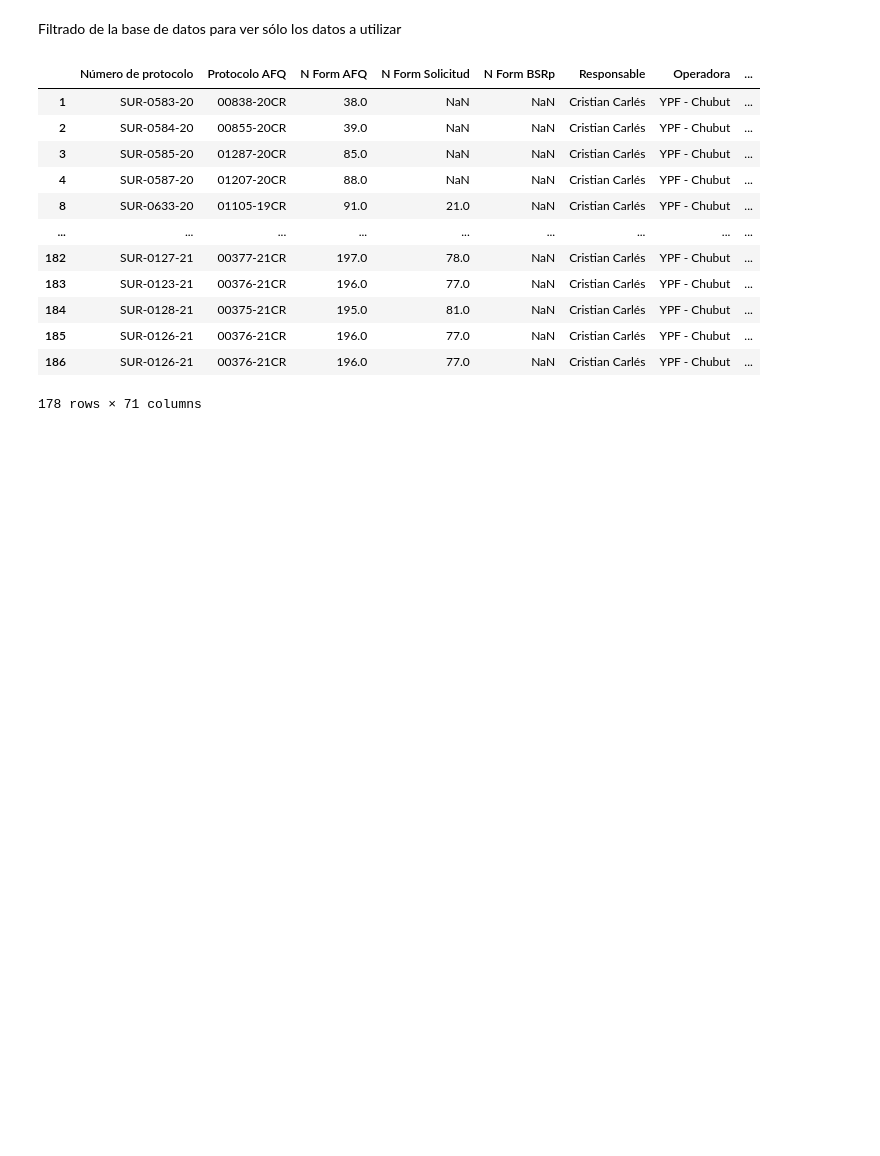
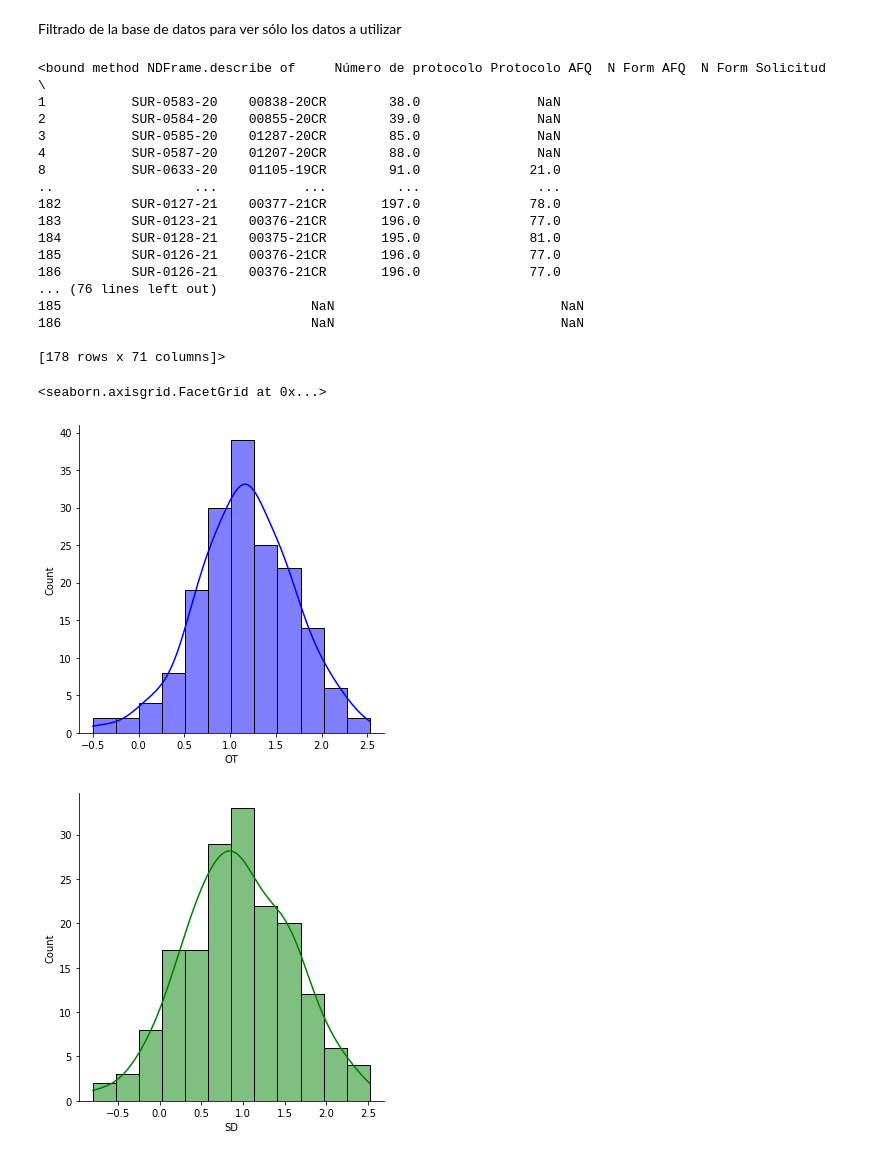
Before and after one commit to GFernandez94/ML-Tratamiento-Quimico-Pozos-Integridad-Corrosion, a Jupyter notebook: Jupyter Notebook test.ipynb, the cells around one changed output. Drawn from its saved outputs; the diff is of its cells as text; code cells hidden in the pictures; blank space fills up the shorter version.

```diff
--- a/Jupyter Notebook test.ipynb
+++ b/Jupyter Notebook test.ipynb
@@ -12,7 +13,7 @@ Lectura del archivo excel que contiene los datos de recomendaciones.
 
 ##### Se puede presionar "o" para ocultar/mostrar output de celda
 # %%
-df=pd.read_excel(os.path.join('Data', 'Base de datos Recomendaciones.xlsx'), sheet_name='Pozos I&C')
+df=pd.read_excel(os.path.join('Data', 'Base de datos Recomendacione.xlsx'), sheet_name='Pozos I&C')
 df
 # %% [output]
 |  | Número de protocolo | Protocolo AFQ | N Form AFQ | N Form Solicitud | N Form BSRp | Responsable | Operadora | ... |
@@ -32,18 +33,29 @@ df
 Filtrado de la base de datos para ver sólo los datos a utilizar
 # %%
 filtrado= df.loc[df["Operadora"]=="YPF - Chubut"]
-filtrado
+filtrado.describe
 # %% [output]
-|  | Número de protocolo | Protocolo AFQ | N Form AFQ | N Form Solicitud | N Form BSRp | Responsable | Operadora | ... |
-| 1 | SUR-0583-20 | 00838-20CR | 38.0 | NaN | NaN | Cristian Carlés | YPF - Chubut | ... |
-| 2 | SUR-0584-20 | 00855-20CR | 39.0 | NaN | NaN | Cristian Carlés | YPF - Chubut | ... |
-| 3 | SUR-0585-20 | 01287-20CR | 85.0 | NaN | NaN | Cristian Carlés | YPF - Chubut | ... |
-| 4 | SUR-0587-20 | 01207-20CR | 88.0 | NaN | NaN | Cristian Carlés | YPF - Chubut | ... |
-| 8 | SUR-0633-20 | 01105-19CR | 91.0 | 21.0 | NaN | Cristian Carlés | YPF - Chubut | ... |
-| ... | ... | ... | ... | ... | ... | ... | ... | ... |
-| 182 | SUR-0127-21 | 00377-21CR | 197.0 | 78.0 | NaN | Cristian Carlés | YPF - Chubut | ... |
-| 183 | SUR-0123-21 | 00376-21CR | 196.0 | 77.0 | NaN | Cristian Carlés | YPF - Chubut | ... |
-| 184 | SUR-0128-21 | 00375-21CR | 195.0 | 81.0 | NaN | Cristian Carlés | YPF - Chubut | ... |
-| 185 | SUR-0126-21 | 00376-21CR | 196.0 | 77.0 | NaN | Cristian Carlés | YPF - Chubut | ... |
-| 186 | SUR-0126-21 | 00376-21CR | 196.0 | 77.0 | NaN | Cristian Carlés | YPF - Chubut | ... |
-178 rows × 71 columns
+<bound method NDFrame.describe of     Número de protocolo Protocolo AFQ  N Form AFQ  N Form Solicitud  \
+1           SUR-0583-20    00838-20CR        38.0               NaN
+2           SUR-0584-20    00855-20CR        39.0               NaN
+3           SUR-0585-20    01287-20CR        85.0               NaN
+4           SUR-0587-20    01207-20CR        88.0               NaN
+8           SUR-0633-20    01105-19CR        91.0              21.0
+..                  ...           ...         ...               ...
+182         SUR-0127-21    00377-21CR       197.0              78.0
+183         SUR-0123-21    00376-21CR       196.0              77.0
+184         SUR-0128-21    00375-21CR       195.0              81.0
+185         SUR-0126-21    00376-21CR       196.0              77.0
+186         SUR-0126-21    00376-21CR       196.0              77.0
+... (76 lines left out)
+185                                NaN                             NaN
+186                                NaN                             NaN
+
+[178 rows x 71 columns]>
+# %%
+sns.displot(filtrado['OT'], kind='hist', kde=True, bins=int(6/0.5), color = 'blue')
+sns.displot(filtrado['SD'], kind='hist', kde=True, bins=int(6/0.5), color = 'green')
+# %% [output]
+<seaborn.axisgrid.FacetGrid at 0x...>
+[figure, added]
+[figure, added]
```
Also changed, not shown: parts of 1 cell of this notebook.
